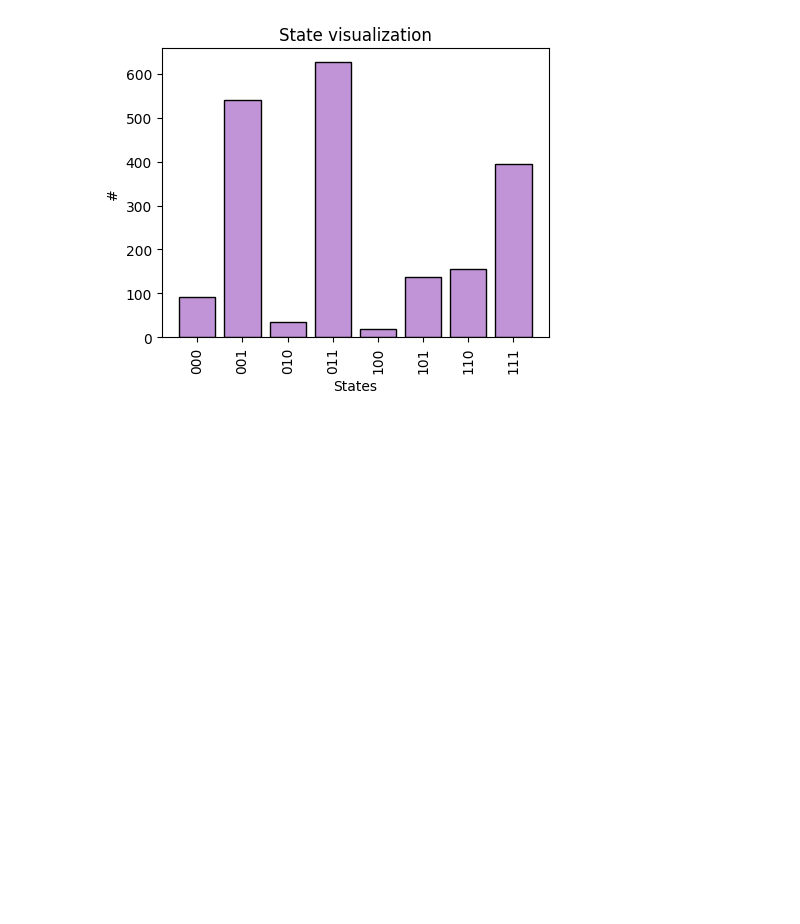
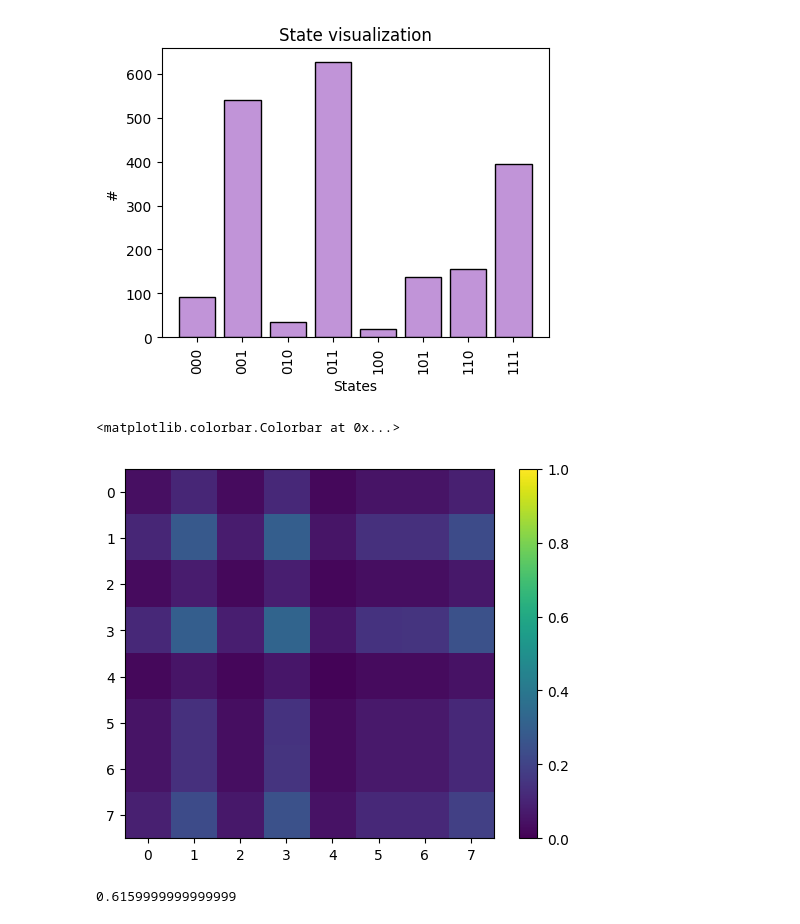
Before and after one commit to gabrielefrn/qc-minicourse, a Jupyter notebook: qc_minicourse_10abr24.ipynb, the cells around one changed output. Saved outputs shown, nothing was run; the diff lists cells and outputs as text; code cells hidden in the pictures; blank space fills up the shorter version.

```diff
--- a/qc_minicourse_10abr24.ipynb
+++ b/qc_minicourse_10abr24.ipynb
@@ -123,3 +123,16 @@ plotscripts.visualize_states(frequencies)
 # %% [output]
 (0.04098+0j)|000><000| + (0.05215+0.09312j)|000><001| + (-0.00872-0.02801j)|000><010| + (-0.03659-0.10883j)|000><011| + (0.02184-0.00063j)|000><100| + (0.00065+0.0529j)|000><101| + (-0.03929+0.03608j) ...
 [figure]
+# %%
+#plot the density matrix
+plt.imshow(np.abs(c().state()), vmin=0, vmax=1)
+plt.colorbar()
+# %% [output]
+<matplotlib.colorbar.Colorbar at 0x...>
+[figure, added]
+# %%
+#compute the expected value with expectation_from_samples
+exp_value = obs.expectation_from_samples(frequencies)
+print(exp_value)
+# %% [output]
+0.6159999999999999
```
